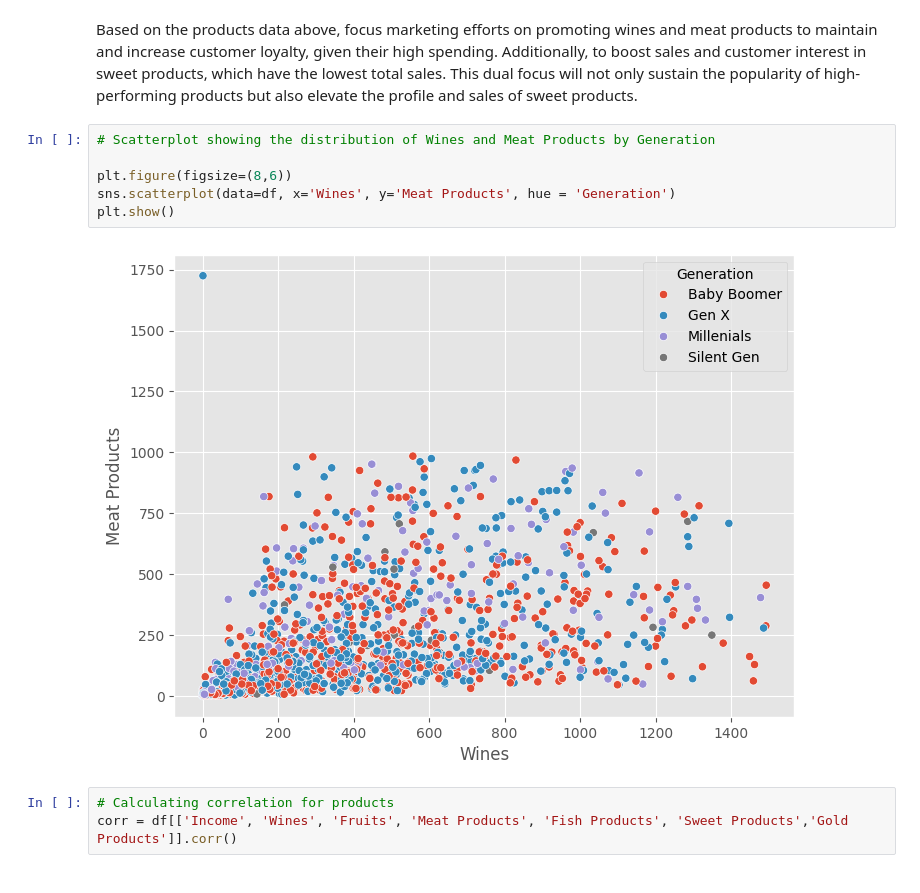
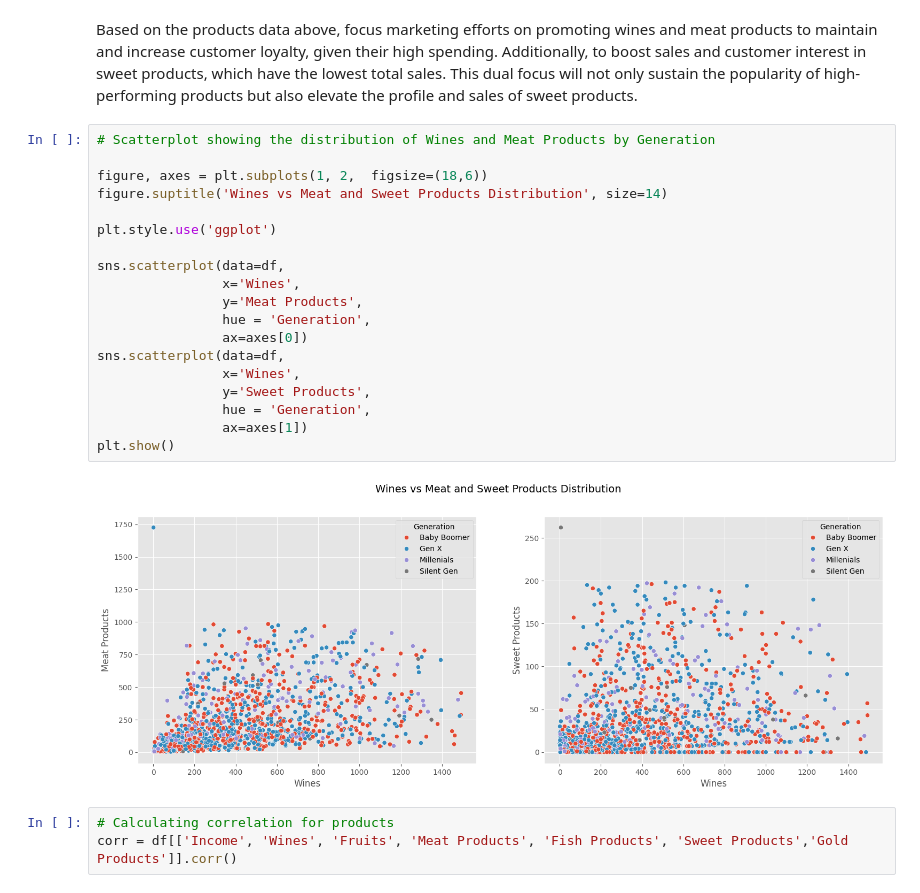
Before and after one commit to shafameidita/supermarket-shopping-habits-by-generation, a Jupyter notebook: Supermarket Customer_Capstone 2.ipynb, the cells around one changed output. Cells and saved outputs as stored; diff of their text form.

```diff
--- a/Supermarket Customer_Capstone 2.ipynb
+++ b/Supermarket Customer_Capstone 2.ipynb
@@ -966,11 +985,24 @@ Based on the products data above, focus marketing efforts on promoting wines and
 # %%
 # Scatterplot showing the distribution of Wines and Meat Products by Generation
 
-plt.figure(figsize=(8,6))
-sns.scatterplot(data=df, x='Wines', y='Meat Products', hue = 'Generation')
+figure, axes = plt.subplots(1, 2,  figsize=(18,6))
+figure.suptitle('Wines vs Meat and Sweet Products Distribution', size=14)
+
+plt.style.use('ggplot')
+
+sns.scatterplot(data=df,
+                x='Wines',
+                y='Meat Products',
+                hue = 'Generation',
+                ax=axes[0])
+sns.scatterplot(data=df,
+                x='Wines',
+                y='Sweet Products',
+                hue = 'Generation',
+                ax=axes[1])
 plt.show()
 # %% [output]
-[figure, old version]
+[figure, new version]
 # %%
 # Calculating correlation for products
 corr = df[['Income', 'Wines', 'Fruits', 'Meat Products', 'Fish Products', 'Sweet Products','Gold Products']].corr()
```
Also changed, not shown: parts of 8 cells of this notebook.
